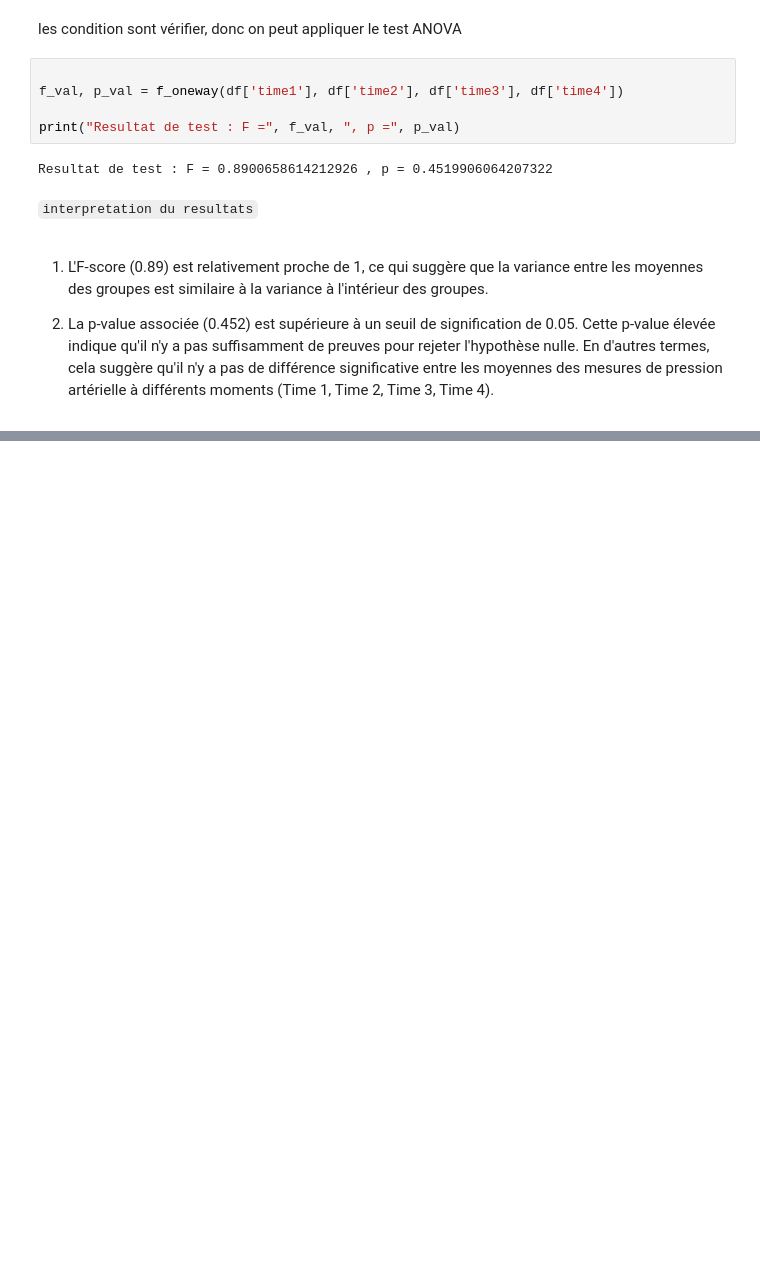
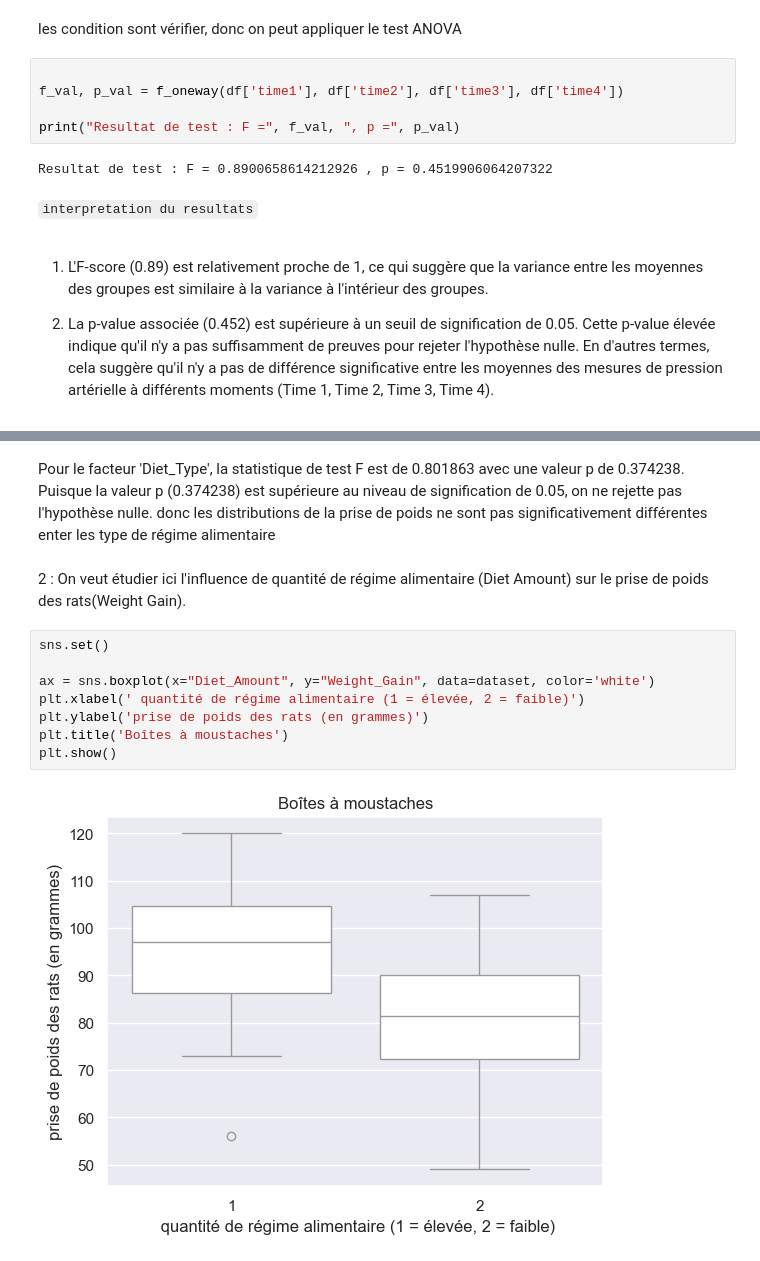
Before and after one commit to imad-oi/anova, a Jupyter notebook: index.ipynb, the cells around one changed output, grey strips where cells are left out. Cells and saved outputs as stored; diff of their text form; blank space fills up the shorter version.

```diff
--- a/index.ipynb
+++ b/index.ipynb
@@ -126,0 +170,15 @@ Resultat de test : F = 0.8900658614212926 , p = 0.4519906064207322
+# %% [markdown]
+Pour le facteur 'Diet_Type', la statistique de test F est de 0.801863 avec une valeur p de 0.374238.
+Puisque la valeur p (0.374238) est supérieure au niveau de signification de 0.05, on ne rejette pas l'hypothèse nulle. donc les distributions de la prise de poids ne sont pas significativement différentes enter les type de régime alimentaire
+# %% [markdown]
+2 : On veut étudier ici l'influence de quantité de régime alimentaire (Diet Amount) sur le prise de poids des rats(Weight Gain).
+# %%
+sns.set()
+
+ax = sns.boxplot(x="Diet_Amount", y="Weight_Gain", data=dataset, color='white')
+plt.xlabel(' quantité de régime alimentaire (1 = élevée, 2 = faible)')
+plt.ylabel('prise de poids des rats (en grammes)')
+plt.title('Boîtes à moustaches')
+plt.show()
+# %% [output]
+[figure, added]
```
Also changed, not shown: parts of 10 cells of this notebook.
